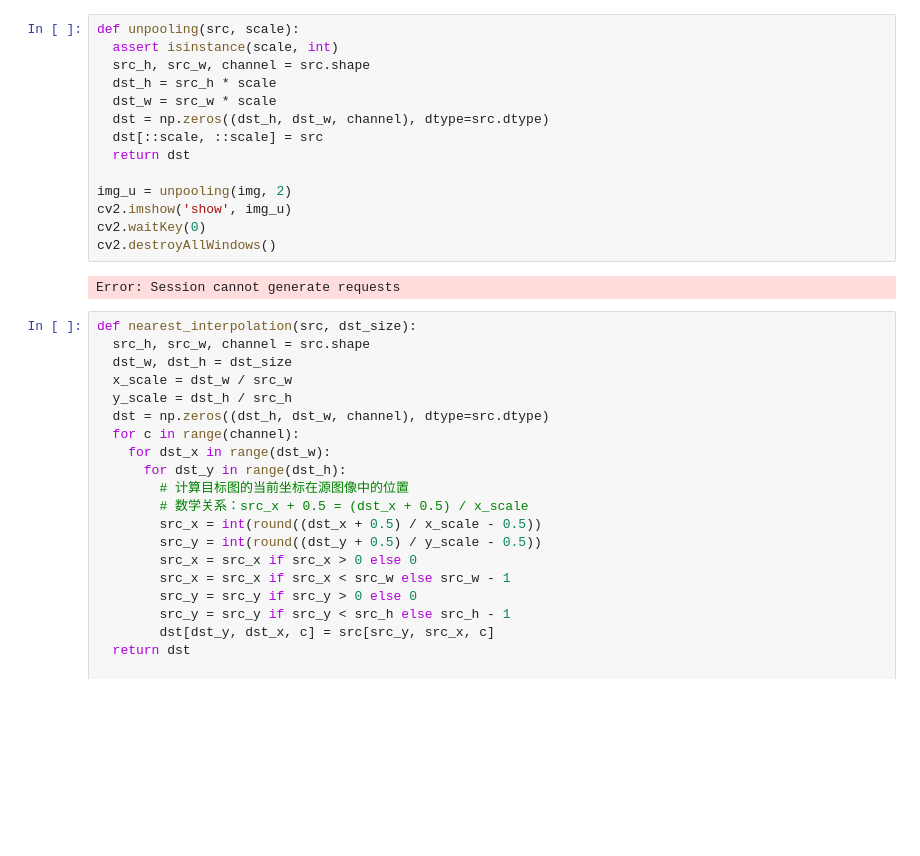
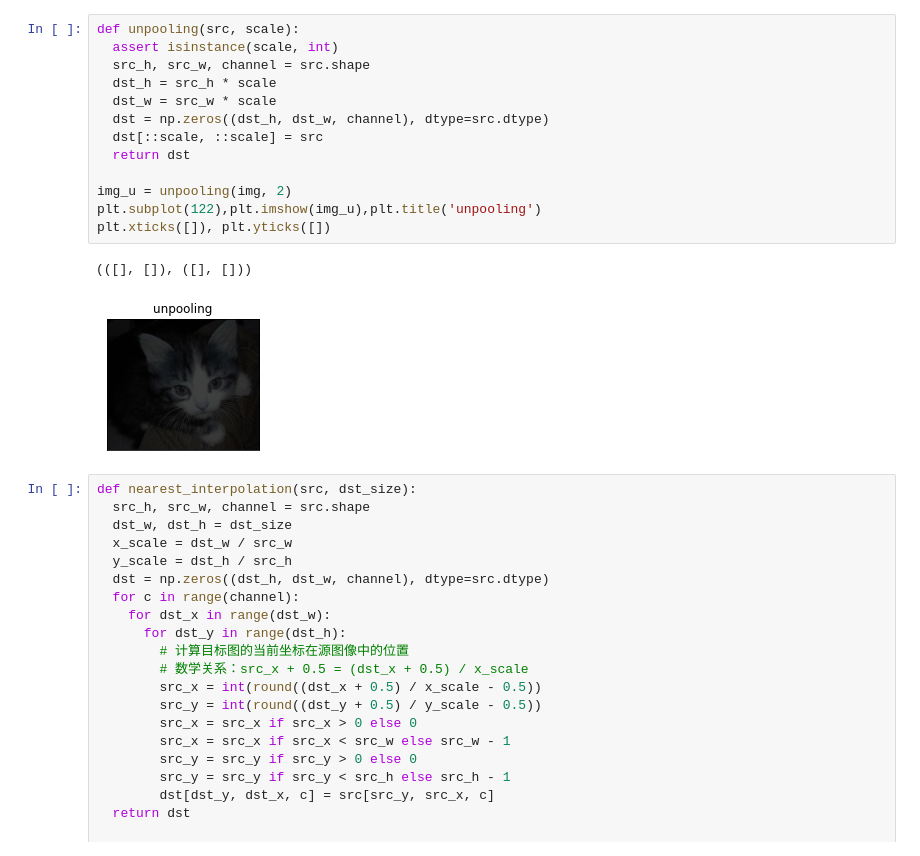
Before and after one commit to zhuqiuyang/laneSegmention20210410, a Jupyter notebook: week1/upsampling.ipynb, the cells around one changed output. Cells and saved outputs as stored; diff of their text form; blank space fills up the shorter version.

```diff
--- a/week1/upsampling.ipynb
+++ b/week1/upsampling.ipynb
@@ -10,19 +16,19 @@ ImportError: libGL.so.1: cannot open shared object file: No such file or directo
 # %%
 def unpooling(src, scale):
   assert isinstance(scale, int)
   src_h, src_w, channel = src.shape
   dst_h = src_h * scale
   dst_w = src_w * scale
   dst = np.zeros((dst_h, dst_w, channel), dtype=src.dtype)
   dst[::scale, ::scale] = src
   return dst
 
 img_u = unpooling(img, 2)
-cv2.imshow('show', img_u)
-cv2.waitKey(0)
-cv2.destroyAllWindows()
+plt.subplot(122),plt.imshow(img_u),plt.title('unpooling')
+plt.xticks([]), plt.yticks([])
 # %% [output]
-Error: Session cannot generate requests
+(([], []), ([], []))
+[figure, added]
 # %%
 def nearest_interpolation(src, dst_size):
   src_h, src_w, channel = src.shape
```
Also changed, not shown: parts of 2 cells of this notebook.
